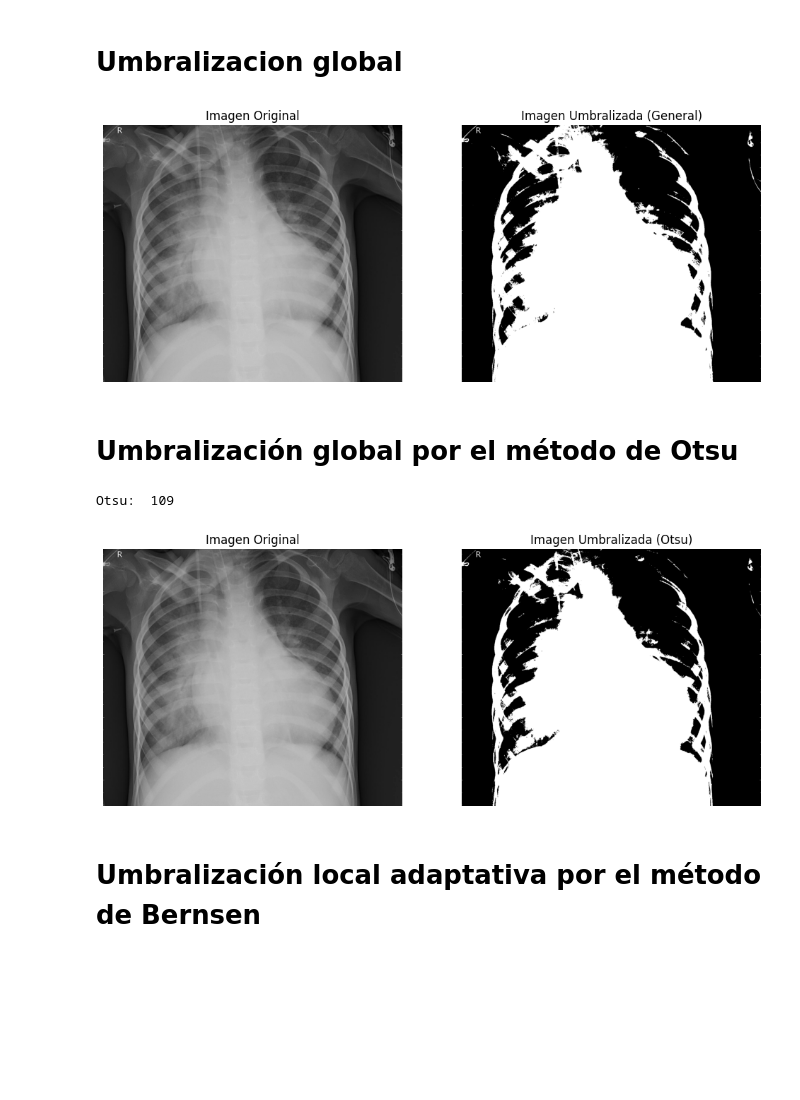
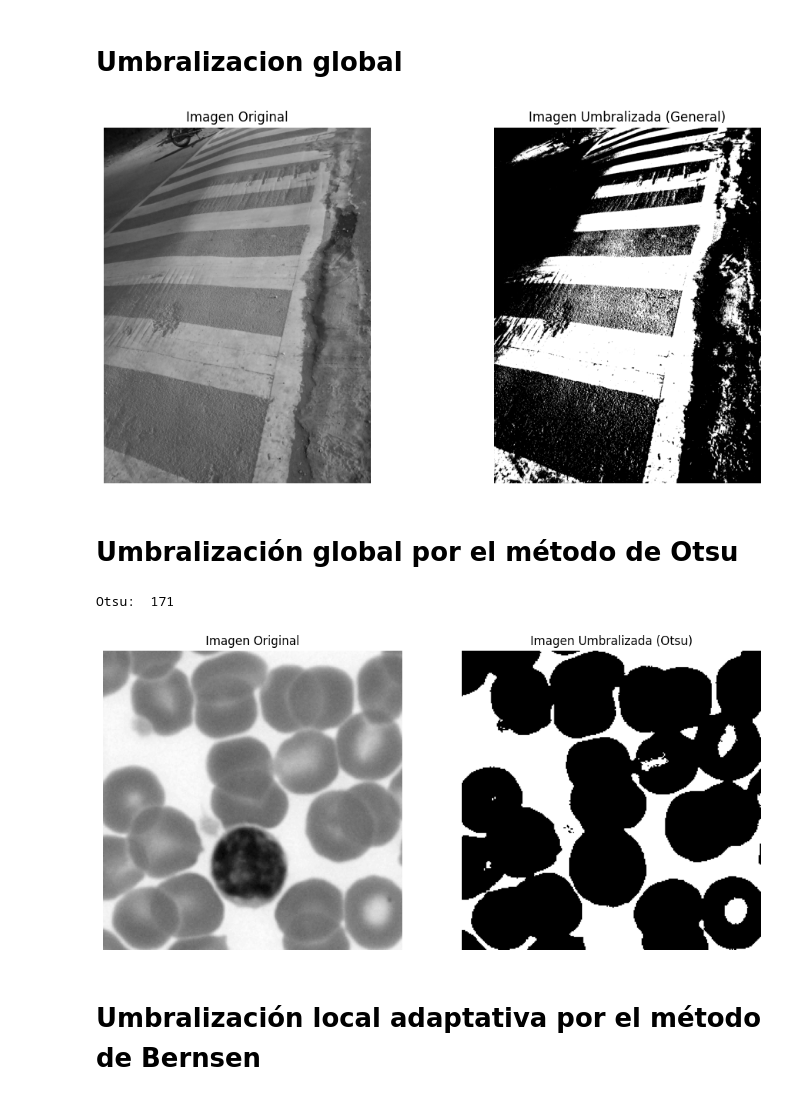
Before and after one commit to OmarFloresSanchez/Pancitos, a Jupyter notebook: Practica1-4/practica1-4.ipynb, the cells around one changed output. Cells and saved outputs as stored; diff of their text form; code cells hidden in the pictures; blank space fills up the shorter version.

Commit message:
combinacion de los tres metodos de umbralizacion

```diff
--- a/Practica1-4/practica1-4.ipynb
+++ b/Practica1-4/practica1-4.ipynb
@@ -26,36 +26,36 @@ def umbralizacionGlobal(imagen, umbral):
 
      for x in range(filas):
           for y in range(columnas):
                if imagen[x, y] > umbral:
                     imagen[x, y] = 255  # lo pone en blanco
                else:
                     imagen[x, y] = 0    # lo pone en negro
 
      return imagen
 
 # ----- LLAMADO DE LAS FUNCIONES -----
-imagen = cv2.imread(foto3,0)  # lee la imagen en escala de grises
+imagen = cv2.imread(foto1,0)  # lee la imagen en escala de grises
 
-Uglobal = umbralizacionGlobal(imagen,100)    # llama a la funcion con un umbral n
+Uglobal = umbralizacionGlobal(imagen,120)    # llama a la funcion con un umbral n
 
 imgGlobal = Image.fromarray(Uglobal)    # pasa el arreglo a imagen
 
 # Muestra la imagen original y la imagen umbralizada
 # ---- imagen 1 ------
 plt.figure(figsize=(12, 6))
 plt.subplot(1, 2, 1)
 plt.imshow(imagen, cmap='gray')
 plt.title('Imagen Original')
 plt.axis('off')
 
 plt.subplot(1, 2, 2)
 plt.imshow(imgGlobal, cmap='gray')
 plt.title('Imagen Umbralizada (General)')
 plt.axis('off')
 
 plt.show()
 # %% [output]
-[figure, old version]
+[figure, new version]
 # %% [markdown]
 # Umbralización global por el método de Otsu
 # %%
@@ -64,8 +64,6 @@ def umbralizacionOtsu(imagen):
     histograma = np.zeros(256)
     filas, columnas = imagen.shape
 
-    imagen = np.zeros[((0,0,0,0,0,0,0,0),
-                       (100,50,250,50,250,250,50,50))]
     # Realiza el histograma de la imagen
     for x in range(filas):
         for y in range(columnas):
@@ -107,7 +105,7 @@ def umbralizacionOtsu(imagen):
 
 
 # ----- LLAMADO DE LAS FUNCIONES -----
-imagen = cv2.imread(foto3, 0)   # lee la imagen en escala de grises
+imagen = cv2.imread(foto2, 0)   # lee la imagen en escala de grises
 
 otsu = umbralizacionOtsu(imagen)  # guarda la imagen que resulta de ostu
 
@@ -127,8 +125,8 @@ plt.axis('off')
 
 plt.show()
 # %% [output]
-Otsu:  109
+Otsu:  171
-[figure, old version]
+[figure, new version]
 # %% [markdown]
 # Umbralización local adaptativa por el método de Bernsen
 # %%
```
Also changed, not shown: parts of 1 cell of this notebook.
